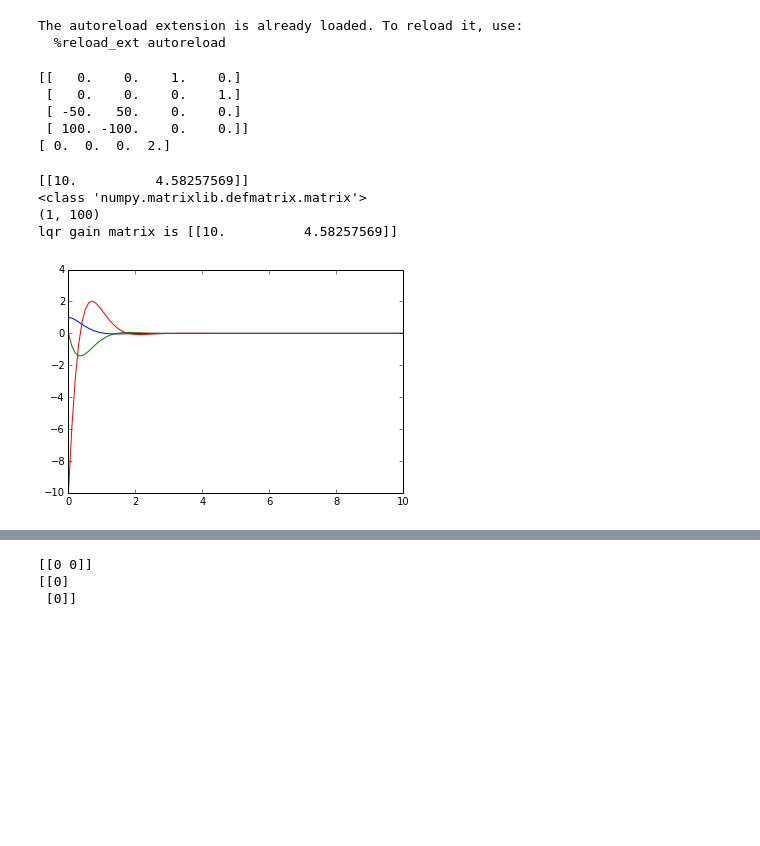
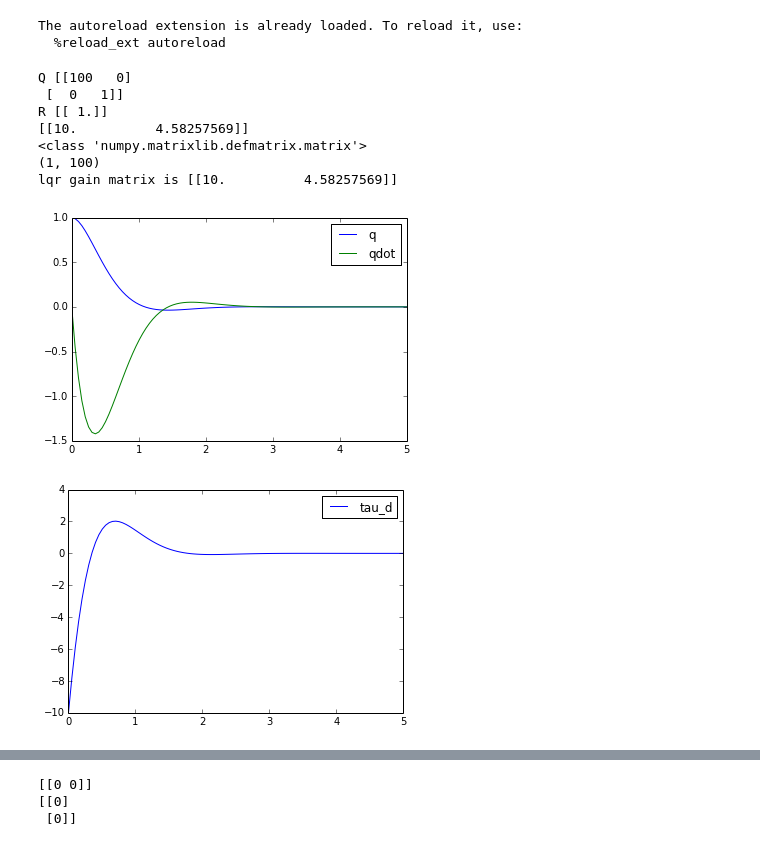
Before and after one commit to manuelli/Series-Elastic, a Jupyter notebook: rotationalSEA.ipynb, the cells around one changed output, grey strips where cells are left out. Drawn from its saved outputs; the diff is of its cells as text; code cells hidden in the pictures; blank space fills up the shorter version.

```diff
--- a/rotationalSEA.ipynb
+++ b/rotationalSEA.ipynb
@@ -90,35 +90,41 @@ def createStateSpaceWithCopy(A,B,C,D):
     sys = control.StateSpace(m[0], m[1], m[2], m[3])
 #     print type(sys.A)
     return sys
-# %%
-d = singleSEA()
-d_sea = d['sea']
-d_link = d['link']
-A = d_link['A']
-B = np.reshape(d_link['B'], (2,1))
-C = d_link['C']
-D = np.reshape(d_link['D'],(2,1))
-B = np.reshape(B,(2,1))
-
-# print A
-# print B
-# print C
-# print D
-linkSys = control.StateSpace(A,B,C,D)
-
-
-print d['total']['A']
-print d['total']['B']
-# %% [output]
-[[   0.    0.    1.    0.]
- [   0.    0.    0.    1.]
- [ -50.   50.    0.    0.]
- [ 100. -100.    0.    0.]]
-[ 0.  0.  0.  2.]
+# %%
+## params
+linkQ_lqr = np.diag((100,1))
+linkR_lqr = 1.0*np.eye(1)
+
+seaQ_lqr = np.diag((100,1))
+seaR_lqr = 5.0*np.eye(1)
 # %%
+verbose = False;
+
 # linkSystem
-Q = np.diag((100,1))
-R = 1.0
+d = singleSEA()
+d_sea = d['sea']
+d_link = d['link']
+A = d_link['A']
+B = np.reshape(d_link['B'], (2,1))
+C = d_link['C']
+D = np.reshape(d_link['D'],(2,1))
+B = np.reshape(B,(2,1))
+
+if verbose:
+    print A
+    print B
+    print C
+    print D
+
+linkSys = control.StateSpace(A,B,C,D)
+
+
+Q = linkQ_lqr
+R = linkR_lqr
+
+print "Q", Q
+print "R", R
+
 K = control.lqr(linkSys, Q, R)[0]
 print K
 
@@ -129,34 +135,41 @@ lqrControllerLink.dt = 0
 print type(lqrControllerLink.A)
 
 # feedback the two systems
 linkFeedback = control.feedback(linkSys, sys2=lqrControllerLink, sign=-1)
 linkFeedback.dt = 0
 
 # print linkSys.inputs
 # print linkSys.states
 # print linkFeedback.inputs
 # print linkFeedback.outputs
 # print linkFeedback.states
 
 # simulate this feedback
 X0 = np.array([1,0,0]) # initial condition
-T = np.linspace(0,10,100)
+T = np.linspace(0,5,100)
 T, yout, xout = control.forced_response(linkFeedback, T, X0=X0)
 
 tau_d = np.dot(-K,xout[0:2,:])
 print np.shape(tau_d)
 
 # plot the output
 plt.plot(T,xout[0,:], label='q')
 plt.plot(T,xout[1,:], label='qdot')
+plt.legend()
+
+plt.figure()
 plt.plot(T,tau_d.T, label='tau_d')
-# plt.legend()
+plt.legend()
 
 print "lqr gain matrix is", K
 # %% [output]
+Q [[100   0]
+ [  0   1]]
+R [[ 1.]]
 [[10.          4.58257569]]
 <class 'numpy.matrixlib.defmatrix.matrix'>
 (1, 100)
 lqr gain matrix is [[10.          4.58257569]]
-[figure, old version]
+[figure, new version]
+[figure, added]
 # %%
```
Also changed, not shown: parts of 3 cells of this notebook.
